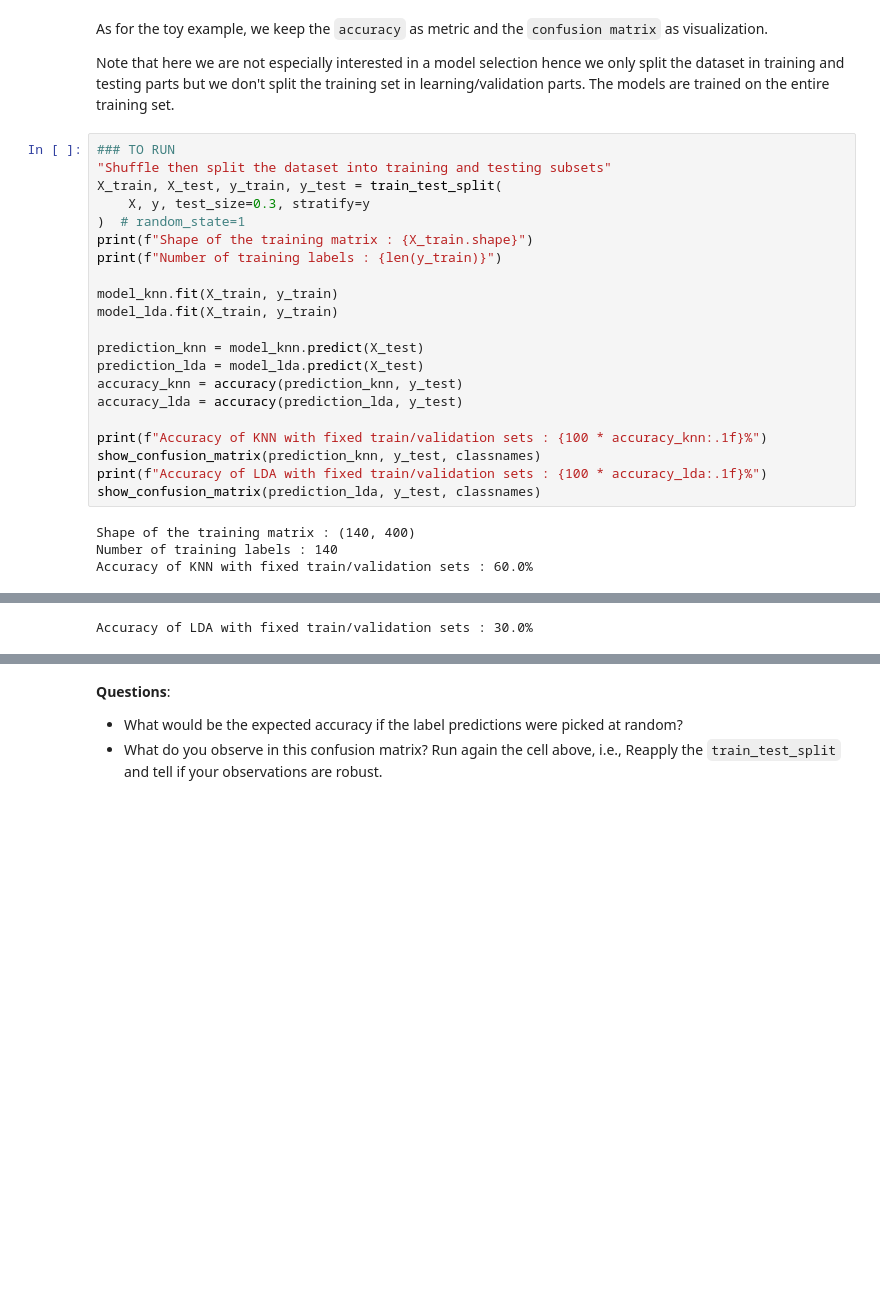
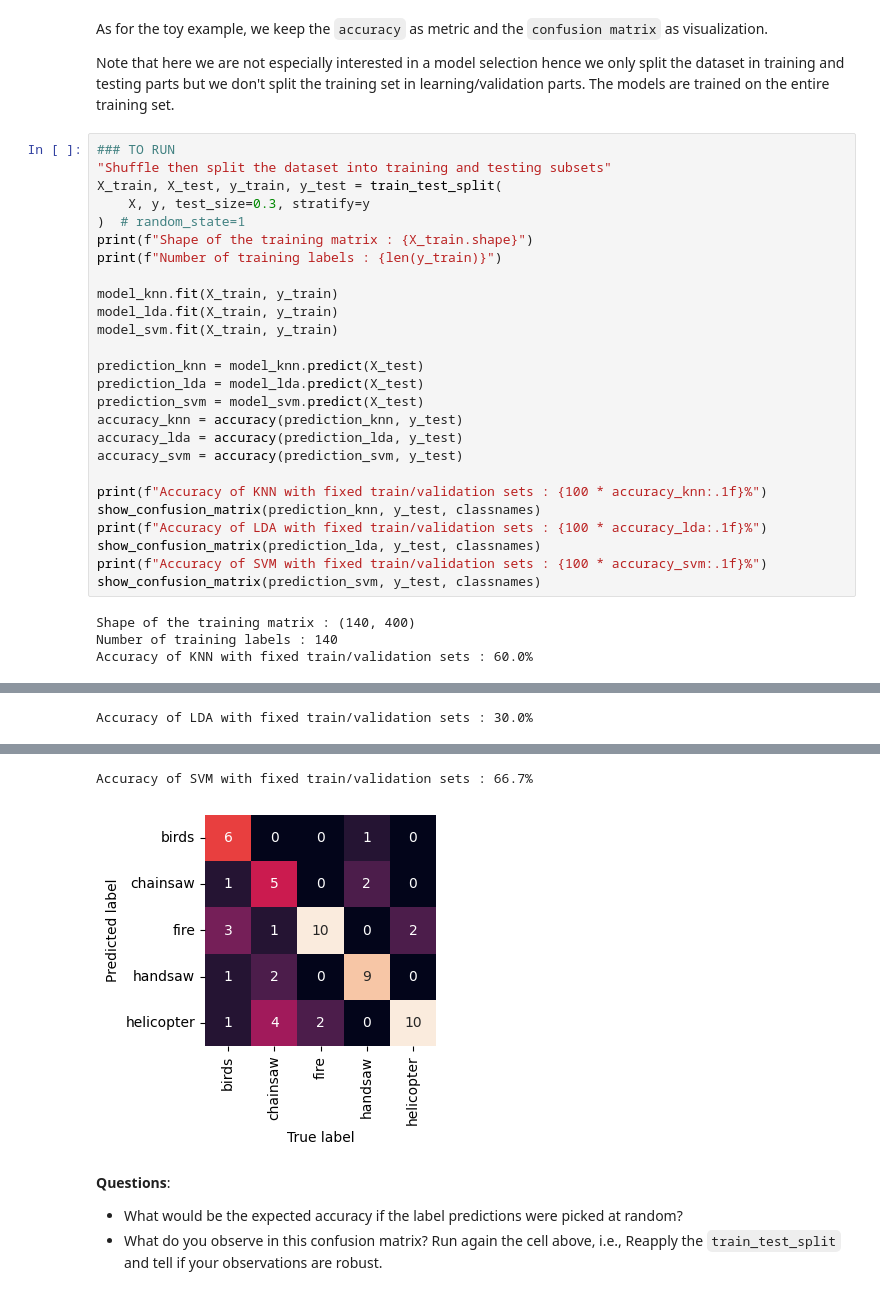
Before and after one commit to nderumier/LELEC210X, a Jupyter notebook: classification/h5a2_audio.ipynb, the cells around one changed output, grey strips where cells are left out. Cells and saved outputs as stored; diff of their text form; blank space fills up the shorter version.

```diff
--- a/classification/h5a2_audio.ipynb
+++ b/classification/h5a2_audio.ipynb
@@ -180,31 +189,38 @@ Note that here we are not especially interested in a model selection hence we on
 # %%
 ### TO RUN
 "Shuffle then split the dataset into training and testing subsets"
 X_train, X_test, y_train, y_test = train_test_split(
     X, y, test_size=0.3, stratify=y
 )  # random_state=1
 print(f"Shape of the training matrix : {X_train.shape}")
 print(f"Number of training labels : {len(y_train)}")
 
 model_knn.fit(X_train, y_train)
 model_lda.fit(X_train, y_train)
+model_svm.fit(X_train, y_train)
 
 prediction_knn = model_knn.predict(X_test)
 prediction_lda = model_lda.predict(X_test)
+prediction_svm = model_svm.predict(X_test)
 accuracy_knn = accuracy(prediction_knn, y_test)
 accuracy_lda = accuracy(prediction_lda, y_test)
+accuracy_svm = accuracy(prediction_svm, y_test)
 
 print(f"Accuracy of KNN with fixed train/validation sets : {100 * accuracy_knn:.1f}%")
 show_confusion_matrix(prediction_knn, y_test, classnames)
 print(f"Accuracy of LDA with fixed train/validation sets : {100 * accuracy_lda:.1f}%")
 show_confusion_matrix(prediction_lda, y_test, classnames)
+print(f"Accuracy of SVM with fixed train/validation sets : {100 * accuracy_svm:.1f}%")
+show_confusion_matrix(prediction_svm, y_test, classnames)
 # %% [output]
 Shape of the training matrix : (140, 400)
 Number of training labels : 140
 Accuracy of KNN with fixed train/validation sets : 60.0%
 [figure]
 Accuracy of LDA with fixed train/validation sets : 30.0%
 [figure]
+Accuracy of SVM with fixed train/validation sets : 66.7%
+[figure, added]
 # %% [markdown]
 **Questions**:
 - What would be the expected accuracy if the label predictions were picked at random?
```
Also changed, not shown: parts of 12 cells of this notebook, 2 other files.
